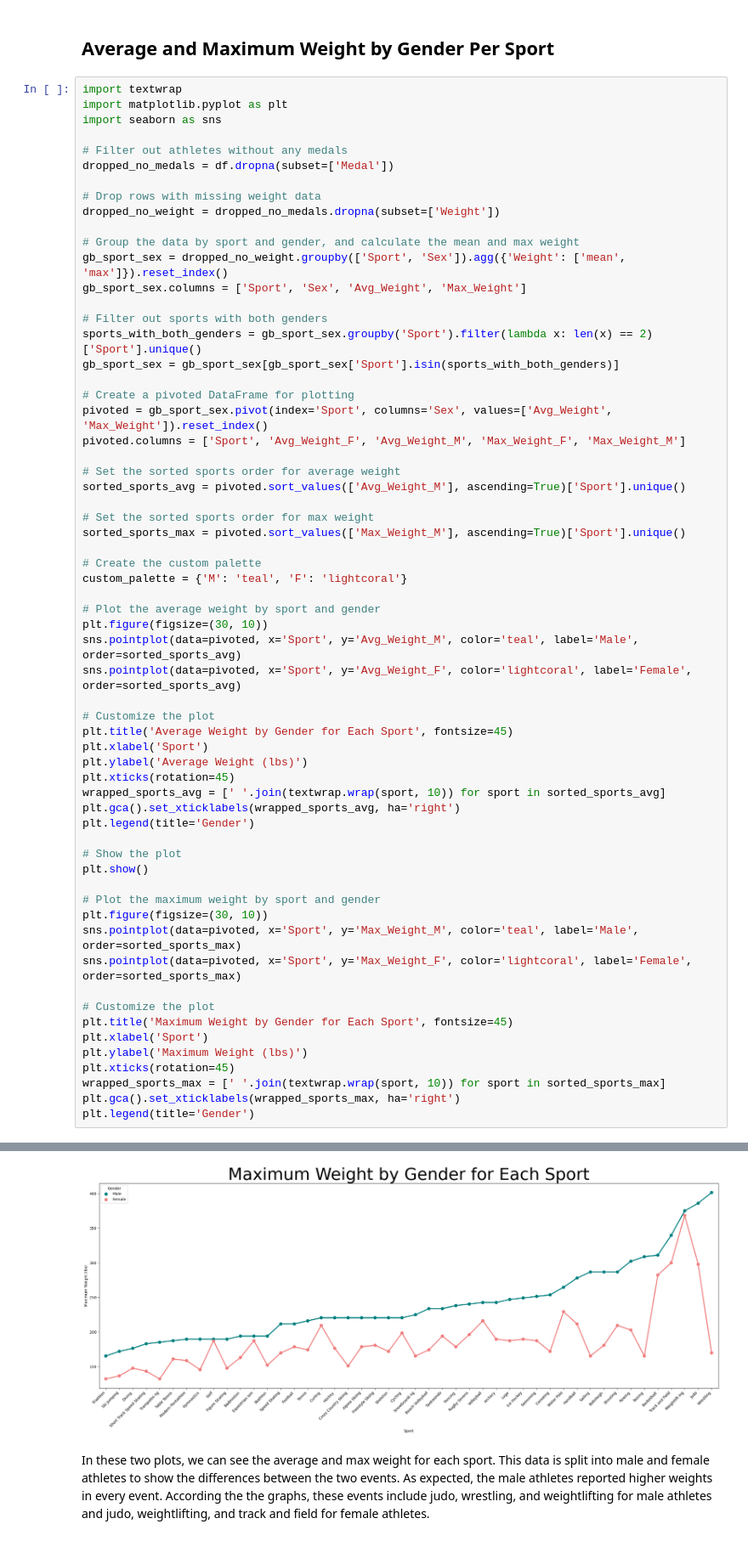
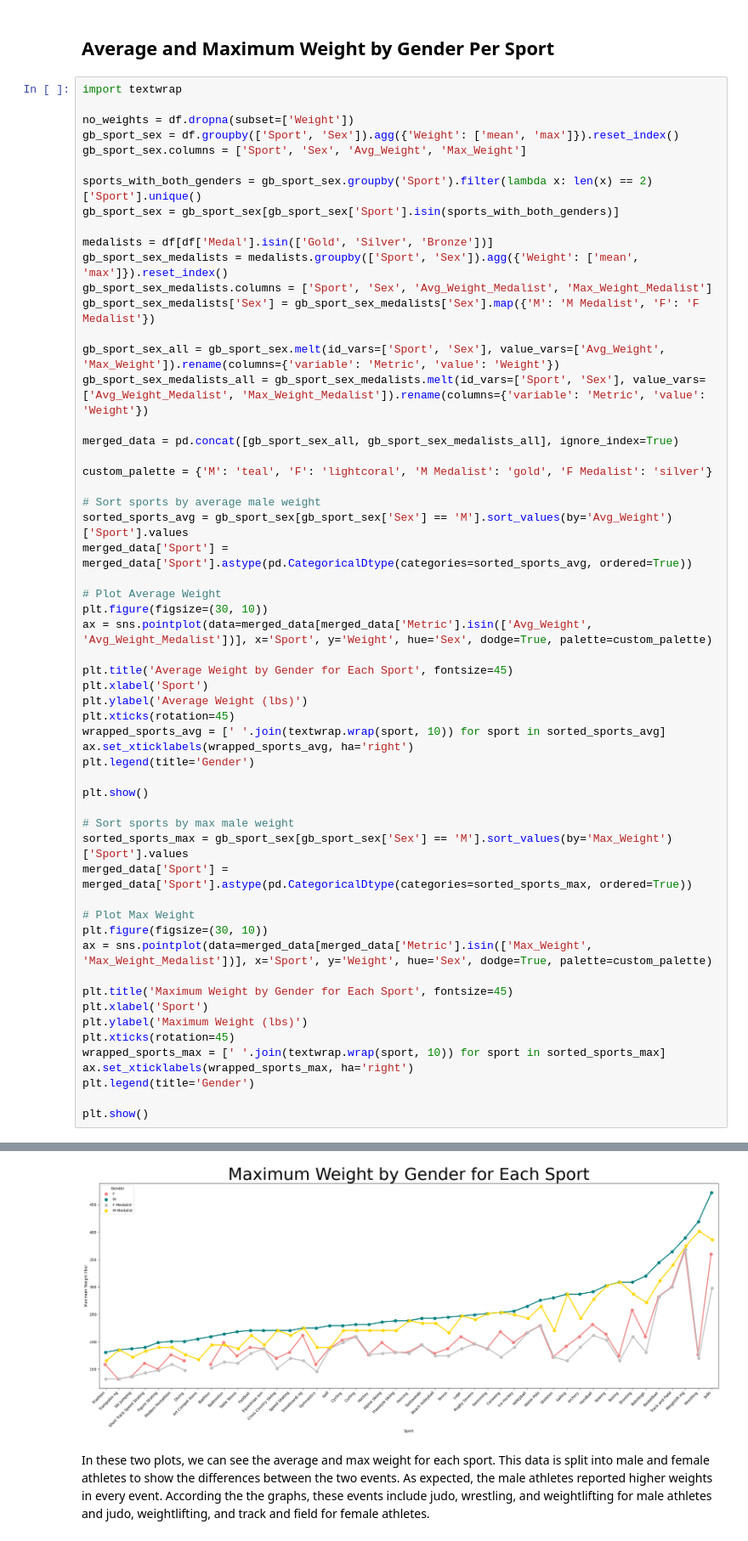
Before and after one commit to duhBlu/CS433-JupyterNotebooks, a Jupyter notebook: Final Project/FinalProject.ipynb, the cells around one changed output, grey strips where cells are left out. Shown at 85% size. Drawn from its saved outputs; the diff is of its cells as text.

Commit message:
Updated graphs I think

```diff
--- a/Final Project/FinalProject.ipynb
+++ b/Final Project/FinalProject.ipynb
@@ -355,64 +348,59 @@ In these two plots, we can see the average and max height for each sport. This d
 ## Average and Maximum Weight by Gender Per Sport
 # %%
 import textwrap
-import matplotlib.pyplot as plt
-import seaborn as sns
 
-# Filter out athletes without any medals
-dropped_no_medals = df.dropna(subset=['Medal'])
-
-# Drop rows with missing weight data
-dropped_no_weight = dropped_no_medals.dropna(subset=['Weight'])
-
-# Group the data by sport and gender, and calculate the mean and max weight
-gb_sport_sex = dropped_no_weight.groupby(['Sport', 'Sex']).agg({'Weight': ['mean', 'max']}).reset_index()
+no_weights = df.dropna(subset=['Weight'])
+gb_sport_sex = df.groupby(['Sport', 'Sex']).agg({'Weight': ['mean', 'max']}).reset_index()
 gb_sport_sex.columns = ['Sport', 'Sex', 'Avg_Weight', 'Max_Weight']
 
-# Filter out sports with both genders
 sports_with_both_genders = gb_sport_sex.groupby('Sport').filter(lambda x: len(x) == 2)['Sport'].unique()
 gb_sport_sex = gb_sport_sex[gb_sport_sex['Sport'].isin(sports_with_both_genders)]
 
-# Create a pivoted DataFrame for plotting
-pivoted = gb_sport_sex.pivot(index='Sport', columns='Sex', values=['Avg_Weight', 'Max_Weight']).reset_index()
-pivoted.columns = ['Sport', 'Avg_Weight_F', 'Avg_Weight_M', 'Max_Weight_F', 'Max_Weight_M']
+medalists = df[df['Medal'].isin(['Gold', 'Silver', 'Bronze'])]
+gb_sport_sex_medalists = medalists.groupby(['Sport', 'Sex']).agg({'Weight': ['mean', 'max']}).reset_index()
+gb_sport_sex_medalists.columns = ['Sport', 'Sex', 'Avg_Weight_Medalist', 'Max_Weight_Medalist']
+gb_sport_sex_medalists['Sex'] = gb_sport_sex_medalists['Sex'].map({'M': 'M Medalist', 'F': 'F Medalist'})
 
-# Set the sorted sports order for average weight
-sorted_sports_avg = pivoted.sort_values(['Avg_Weight_M'], ascending=True)['Sport'].unique()
+gb_sport_sex_all = gb_sport_sex.melt(id_vars=['Sport', 'Sex'], value_vars=['Avg_Weight', 'Max_Weight']).rename(columns={'variable': 'Metric', 'value': 'Weight'})
+gb_sport_sex_medalists_all = gb_sport_sex_medalists.melt(id_vars=['Sport', 'Sex'], value_vars=['Avg_Weight_Medalist', 'Max_Weight_Medalist']).rename(columns={'variable': 'Metric', 'value': 'Weight'})
 
-# Set the sorted sports order for max weight
-sorted_sports_max = pivoted.sort_values(['Max_Weight_M'], ascending=True)['Sport'].unique()
+merged_data = pd.concat([gb_sport_sex_all, gb_sport_sex_medalists_all], ignore_index=True)
 
-# Create the custom palette
-custom_palette = {'M': 'teal', 'F': 'lightcoral'}
+custom_palette = {'M': 'teal', 'F': 'lightcoral', 'M Medalist': 'gold', 'F Medalist': 'silver'}
 
-# Plot the average weight by sport and gender
+# Sort sports by average male weight
+sorted_sports_avg = gb_sport_sex[gb_sport_sex['Sex'] == 'M'].sort_values(by='Avg_Weight')['Sport'].values
+merged_data['Sport'] = merged_data['Sport'].astype(pd.CategoricalDtype(categories=sorted_sports_avg, ordered=True))
+
+# Plot Average Weight
 plt.figure(figsize=(30, 10))
-sns.pointplot(data=pivoted, x='Sport', y='Avg_Weight_M', color='teal', label='Male', order=sorted_sports_avg)
-sns.pointplot(data=pivoted, x='Sport', y='Avg_Weight_F', color='lightcoral', label='Female', order=sorted_sports_avg)
+ax = sns.pointplot(data=merged_data[merged_data['Metric'].isin(['Avg_Weight', 'Avg_Weight_Medalist'])], x='Sport', y='Weight', hue='Sex', dodge=True, palette=custom_palette)
 
-# Customize the plot
 plt.title('Average Weight by Gender for Each Sport', fontsize=45)
 plt.xlabel('Sport')
 plt.ylabel('Average Weight (lbs)')
 plt.xticks(rotation=45)
 wrapped_sports_avg = [' '.join(textwrap.wrap(sport, 10)) for sport in sorted_sports_avg]
-plt.gca().set_xticklabels(wrapped_sports_avg, ha='right')
+ax.set_xticklabels(wrapped_sports_avg, ha='right')
 plt.legend(title='Gender')
 
-# Show the plot
 plt.show()
 
-# Plot the maximum weight by sport and gender
+# Sort sports by max male weight
+sorted_sports_max = gb_sport_sex[gb_sport_sex['Sex'] == 'M'].sort_values(by='Max_Weight')['Sport'].values
+merged_data['Sport'] = merged_data['Sport'].astype(pd.CategoricalDtype(categories=sorted_sports_max, ordered=True))
+
+# Plot Max Weight
 plt.figure(figsize=(30, 10))
-sns.pointplot(data=pivoted, x='Sport', y='Max_Weight_M', color='teal', label='Male', order=sorted_sports_max)
-sns.pointplot(data=pivoted, x='Sport', y='Max_Weight_F', color='lightcoral', label='Female', order=sorted_sports_max)
+ax = sns.pointplot(data=merged_data[merged_data['Metric'].isin(['Max_Weight', 'Max_Weight_Medalist'])], x='Sport', y='Weight', hue='Sex', dodge=True, palette=custom_palette)
 
-# Customize the plot
 plt.title('Maximum Weight by Gender for Each Sport', fontsize=45)
 plt.xlabel('Sport')
 plt.ylabel('Maximum Weight (lbs)')
 plt.xticks(rotation=45)
 wrapped_sports_max = [' '.join(textwrap.wrap(sport, 10)) for sport in sorted_sports_max]
-plt.gca().set_xticklabels(wrapped_sports_max, ha='right')
+ax.set_xticklabels(wrapped_sports_max, ha='right')
 plt.legend(title='Gender')
+
+plt.show()
 # %% [output]
@@ -421,4 +408,4 @@ plt.legend(title='Gender')
-[figure, old version]
+[figure, new version]
 # %% [markdown]
 In these two plots, we can see the average and max weight for each sport. This data is split into male and female athletes to show the differences between the two events. As expected, the male athletes reported higher weights in every event.  According the the graphs, these events include judo, wrestling, and weightlifting for male athletes and judo, weightlifting, and track and field for female athletes.
 # %% [markdown]
```
Also changed, not shown: parts of 4 cells of this notebook.
